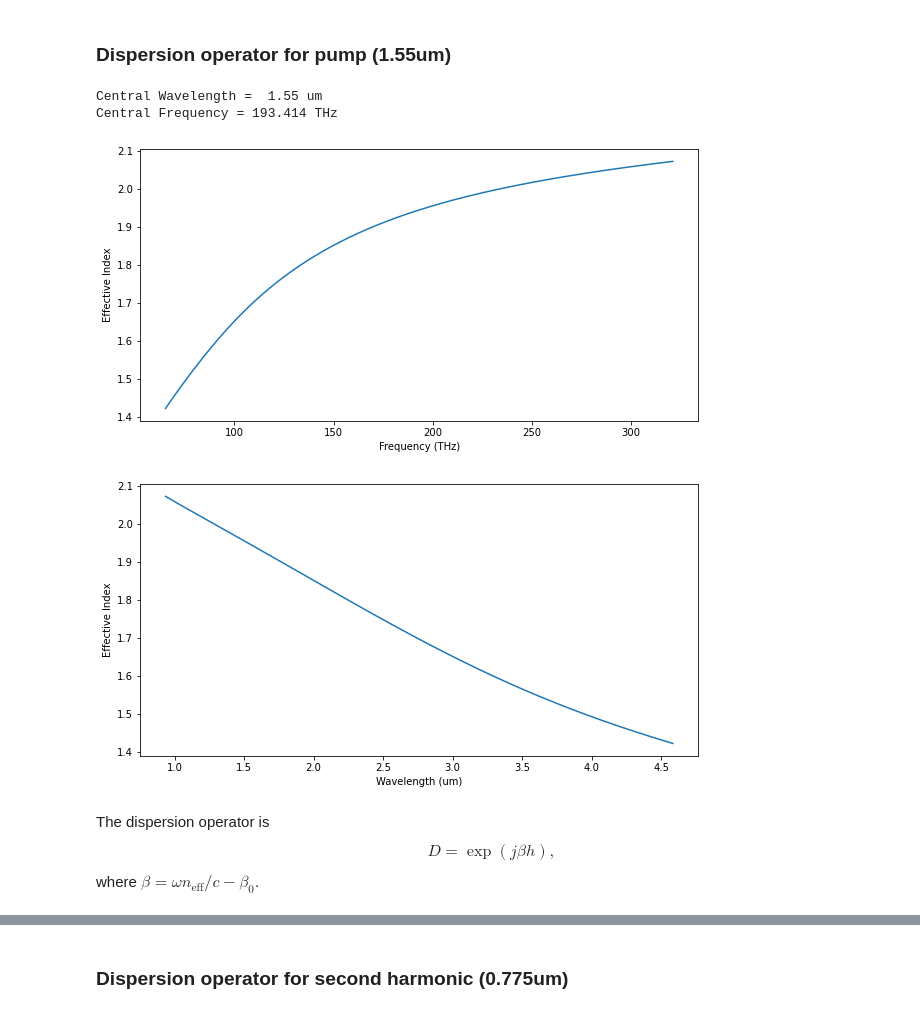
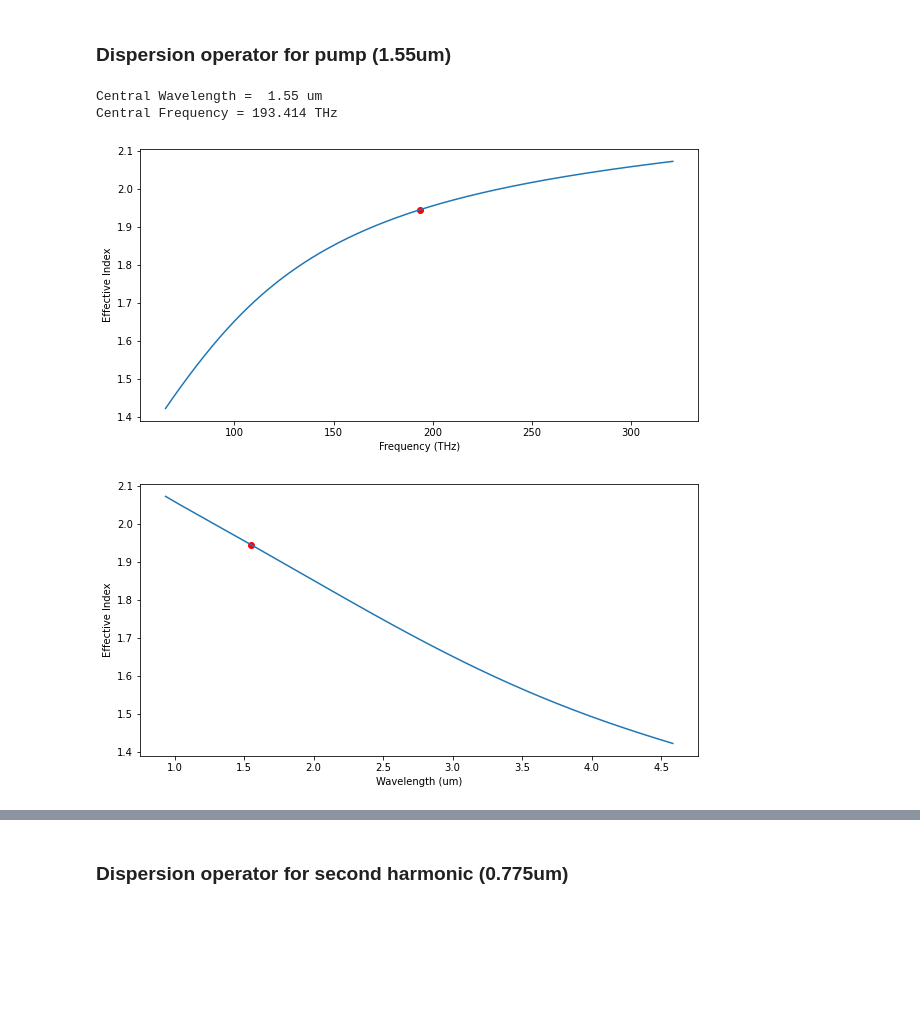
Before and after one commit to ledezmaluism/snow, a Jupyter notebook: Notebooks/Simulation_1.ipynb, the cells around one changed output, grey strips where cells are left out. Cells and saved outputs as stored; diff of their text form; code cells hidden in the pictures; blank space fills up the shorter version.

```diff
--- a/Notebooks/Simulation_1.ipynb
+++ b/Notebooks/Simulation_1.ipynb
@@ -109,44 +115,40 @@ wridge = 1.5
 # %% [markdown]
 ### Dispersion operator for pump (1.55um)
 # %%
-f = fftshift(pump_in.f)*1e12
-f0 = pump_in.f0*1e12
-fabs = f + f0
-wl0 = c/f0*1e6
-wls = c/fabs*1e6
-print("Central Wavelength = ", wl0, "um")
-print("Central Frequency = %0.3f THz" %(f0*1e-12))
+print("Central Wavelength = ", wl0_1*1e6, "um")
+print("Central Frequency = %0.3f THz" %(f0_1*1e-12))
 
 #Effective index
-neff_pump = np.zeros(f.shape)
+neff_1 = np.zeros(f.shape)
 for kf in range(f.size):
-    freq = fabs[kf] #Actual frequency
-    wl = c/freq*1e6
+    wl = wl_1[kf]*1e6 #Wavelength in microns
+
     #Material properties
     n0 = 1
     nLN = materials.refractive_index('LN_MgO_e', wl)
     nSiO2 = materials.refractive_index('SiO2', wl)
     #Effective index method
     n_slab = waveguides.neff_asymmetric_slab(n0, nLN, nSiO2, dslab, wl, mode='TE even', order=0)
     n_ridge = waveguides.neff_asymmetric_slab(n0, nLN, nSiO2, dridge, wl, mode='TE even', order=0)
-    neff_pump[kf] = waveguides.neff_symmetric_slab(n_slab, n_ridge, wridge, wl, mode='TM even', order=0)
+    neff_1[kf] = waveguides.neff_symmetric_slab(n_slab, n_ridge, wridge, wl, mode='TM even', order=0)
 
-plt.plot(fabs*1e-12, neff_pump);
+    if wl_1[kf]==wl0_1:
+        n0_1 = neff_1[kf] #Effective index at central frequency
+        dndf_0 = (neff_1[kf] - neff_1[kf-1])/(f[kf] - f[kf-1])
+        n0_index_1 = kf
+
+plt.plot(f_1*1e-12, neff_1);
+plt.scatter(f0_1*1e-12, n0_1, c='r');
 plt.xlabel('Frequency (THz)');
 plt.ylabel('Effective Index');
 
 fig = plt.figure()
-plt.plot(wls, neff_pump);
+plt.plot(wl_1*1e6, neff_1);
+plt.scatter(wl0_1*1e6, n0_1, c='r');
 plt.xlabel('Wavelength (um)');
 plt.ylabel('Effective Index');
 # %% [output]
 Central Wavelength =  1.55 um
 Central Frequency = 193.414 THz
-[figure, old version]
+[figure, new version]
 [figure]
-# %% [markdown]
-The dispersion operator is
-$$
-D = \exp(j\beta h),
-$$
-where $\beta = \omega n_{\mathrm{eff}} / c - \beta_0$.
```
Also changed, not shown: parts of 27 cells of this notebook.
